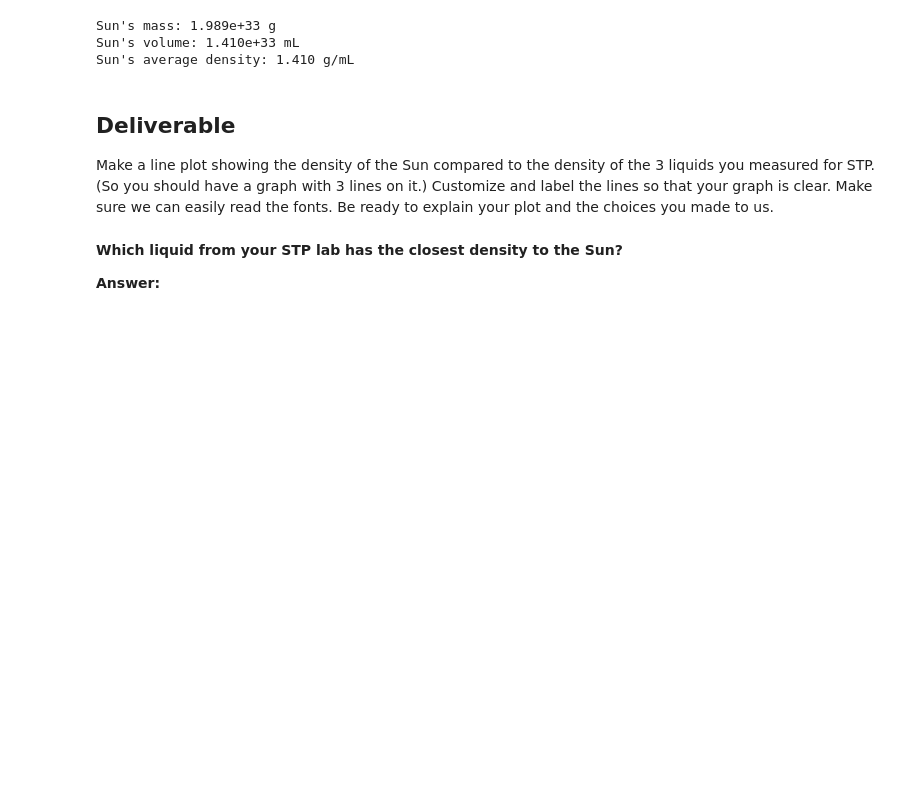
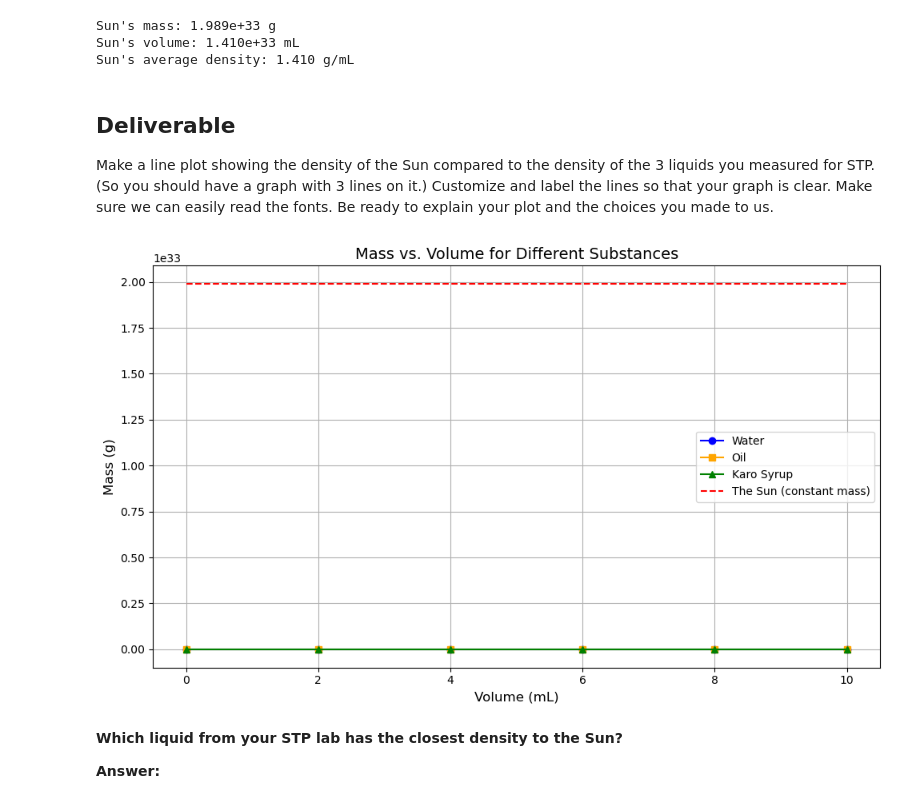
Before and after one commit to PrisonTeachingInitiative/CFR-2025, a Jupyter notebook: Astro/Blank/1 - Stars Pt2 .ipynb, the cells around one changed output. Cells and saved outputs as stored; diff of their text form; code cells hidden in the pictures; blank space fills up the shorter version.

```diff
--- a/Astro/Blank/1 - Stars Pt2 .ipynb
+++ b/Astro/Blank/1 - Stars Pt2 .ipynb
@@ -470,23 +470,55 @@ Make a line plot showing the density of the Sun compared to the density of the 3
 # %%
 # create your line plot below
 
 # fill in the volumes you measured for STP in the list below
 # this will be your array for the x axis for each liquid and for the sun
-volumes = [] #mL
+volumes = [0, 2, 4, 6, 8, 10] #mL
 
 # the below function will calculate the masses based on the density you put in, you don't need to edit it
 def masses(density): #g/mL
     mass = [a * density for a in volumes]
     return mass
 
 # you will need to use this function for each object below
-water_mass =
-oil_mass =
-karo_mass =
-sun_mass =
+water_mass = [0, 1.98, 3.96, 5.97, 8.04, 10.01]
+oil_mass = [0, 1.76, 3.52, 5.28, 7.04, 8.8]
+karo_mass = [0, 2.66, 5.32, 7.98, 10.64, 13.30]
+sun_mass = 1.989e+33
 
 #plot a line for the four substances above on the same graph. change the colors for each line and label them
 #remember a line for a directly proportional model is A * x. What did A and x represent in this lab?
+
+import matplotlib.pyplot as plt
+
+# Volumes in mL
+volumes = [0, 2, 4, 6, 8, 10]
+
+# Mass data in grams for different substances
+water_mass = [0, 1.98, 3.96, 5.97, 8.04, 10.01]
+oil_mass = [0, 1.76, 3.52, 5.28, 7.04, 8.8]
+karo_mass = [0, 2.66, 5.32, 7.98, 10.64, 13.30]
+sun_mass = 1.989e33  # grams
+
+# Create a mass list for the Sun (constant mass, unrealistic scaling, for comparison only)
+sun_mass_list = [sun_mass for _ in volumes]
+
+# Plot setup
+plt.figure(figsize=(10, 6))
+plt.plot(volumes, water_mass, marker='o', label='Water', color='blue')
+plt.plot(volumes, oil_mass, marker='s', label='Oil', color='orange')
+plt.plot(volumes, karo_mass, marker='^', label='Karo Syrup', color='green')
+plt.plot(volumes, sun_mass_list, linestyle='--', color='red', label='The Sun (constant mass)')
+
+# Labels and title
+plt.xlabel('Volume (mL)', fontsize=12)
+plt.ylabel('Mass (g)', fontsize=12)
+plt.title('Mass vs. Volume for Different Substances', fontsize=14)
+plt.legend()
+plt.grid(True)
+plt.tight_layout()
+plt.show()
+# %% [output]
+[figure, added]
 # %% [markdown]
 **Which liquid from your STP lab has the closest density to the Sun?**
 
```
Also changed, not shown: parts of 1 cell of this notebook.
